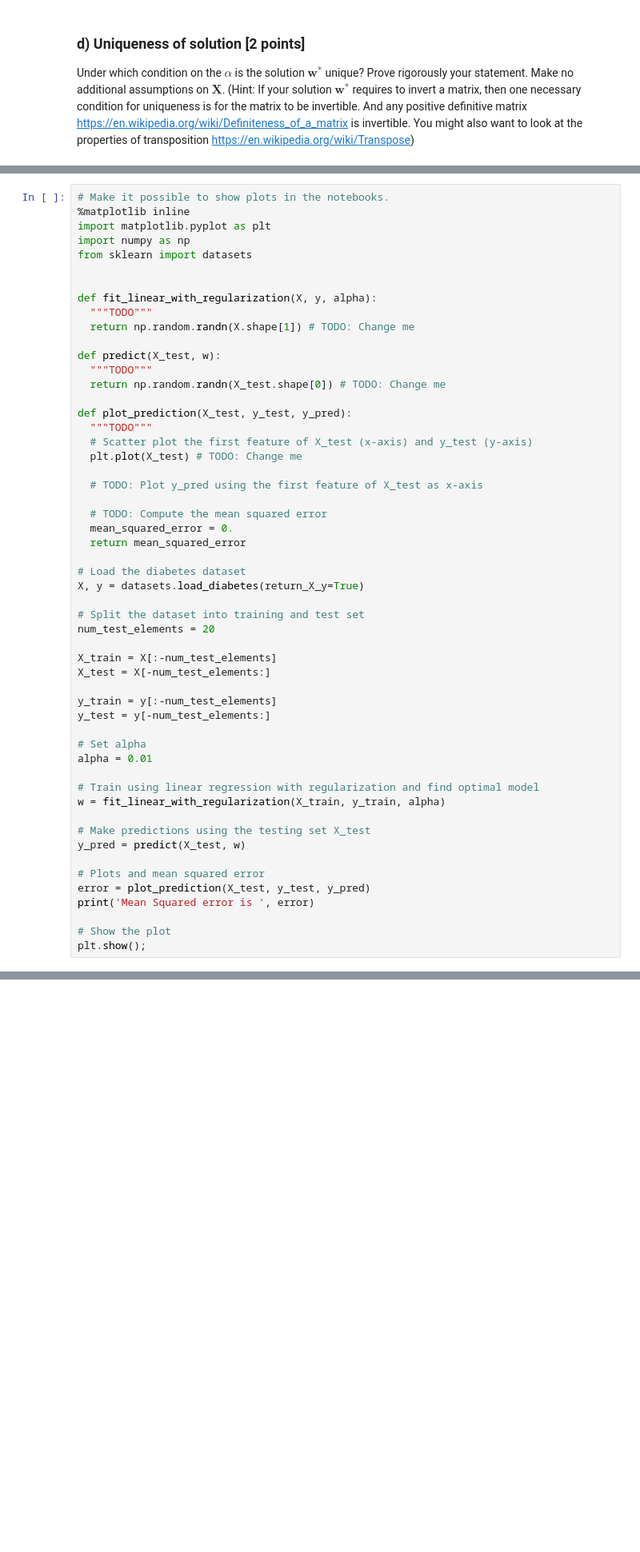
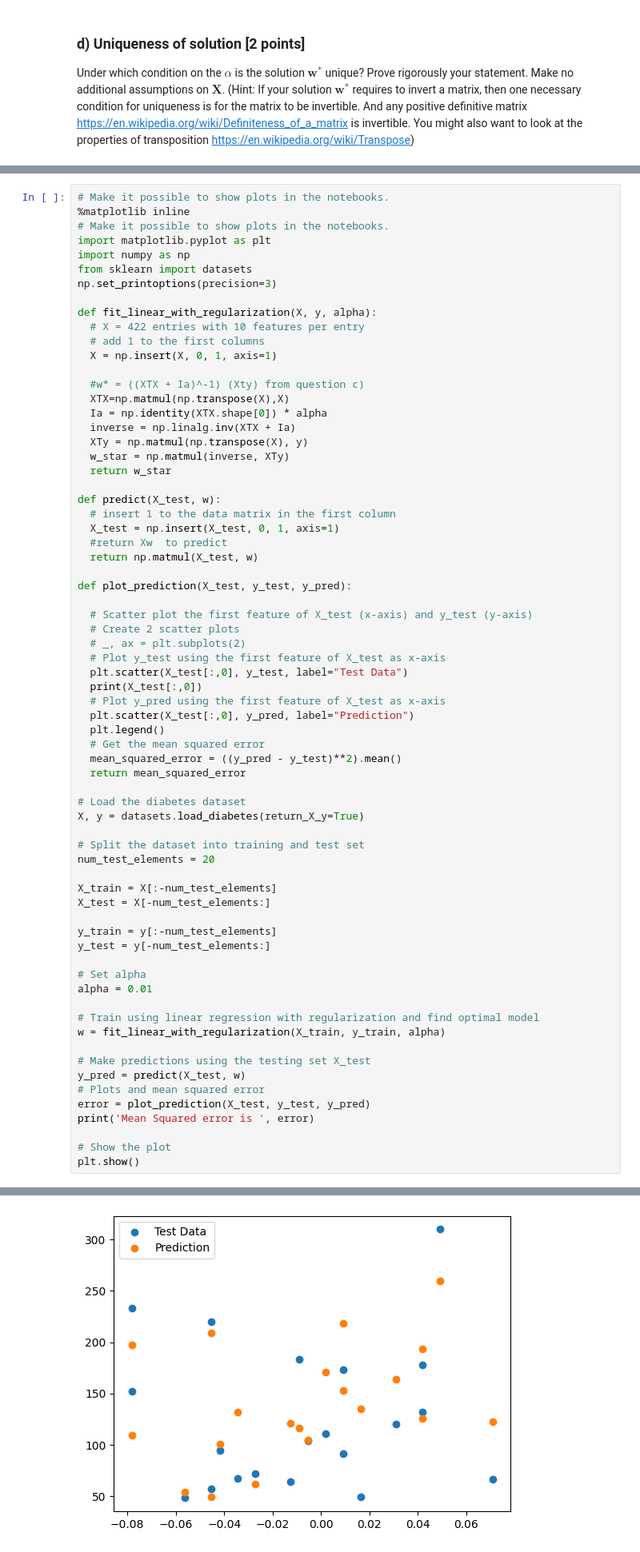
Before and after one commit to AliMousa27/AI-algorithms, a Jupyter notebook: HW1_20261.ipynb, the cells around one changed output, grey strips where cells are left out. Shown at 80% size. Cells and saved outputs as stored; diff of their text form; blank space fills up the shorter version.

```diff
--- a/HW1_20261.ipynb
+++ b/HW1_20261.ipynb
@@ -518,28 +518,44 @@ In the code block below, implement a well commented function `predict` that take
 # %%
 # Make it possible to show plots in the notebooks.
 %matplotlib inline
+# Make it possible to show plots in the notebooks.
 import matplotlib.pyplot as plt
 import numpy as np
 from sklearn import datasets
-
+np.set_printoptions(precision=3)
 
 def fit_linear_with_regularization(X, y, alpha):
-  """TODO"""
-  return np.random.randn(X.shape[1]) # TODO: Change me
+  # X = 422 entries with 10 features per entry
+  # add 1 to the first columns
+  X = np.insert(X, 0, 1, axis=1)
+
+  #w* = ((XTX + Ia)^-1) (Xty) from question c)
+  XTX=np.matmul(np.transpose(X),X)
+  Ia = np.identity(XTX.shape[0]) * alpha
+  inverse = np.linalg.inv(XTX + Ia)
+  XTy = np.matmul(np.transpose(X), y)
+  w_star = np.matmul(inverse, XTy)
+  return w_star
 
 def predict(X_test, w):
-  """TODO"""
-  return np.random.randn(X_test.shape[0]) # TODO: Change me
+  # insert 1 to the data matrix in the first column
+  X_test = np.insert(X_test, 0, 1, axis=1)
+  #return Xw  to predict
+  return np.matmul(X_test, w)
 
 def plot_prediction(X_test, y_test, y_pred):
-  """TODO"""
+
   # Scatter plot the first feature of X_test (x-axis) and y_test (y-axis)
-  plt.plot(X_test) # TODO: Change me
-
-  # TODO: Plot y_pred using the first feature of X_test as x-axis
-
-  # TODO: Compute the mean squared error
-  mean_squared_error = 0.
+  # Create 2 scatter plots
+  # _, ax = plt.subplots(2)
+  # Plot y_test using the first feature of X_test as x-axis
+  plt.scatter(X_test[:,0], y_test, label="Test Data")
+  print(X_test[:,0])
+  # Plot y_pred using the first feature of X_test as x-axis
+  plt.scatter(X_test[:,0], y_pred, label="Prediction")
+  plt.legend()
+  # Get the mean squared error
+  mean_squared_error = ((y_pred - y_test)**2).mean()
   return mean_squared_error
 
 # Load the diabetes dataset
@@ -562,10 +578,10 @@ w = fit_linear_with_regularization(X_train, y_train, alpha)
 
 # Make predictions using the testing set X_test
 y_pred = predict(X_test, w)
-
 # Plots and mean squared error
 error = plot_prediction(X_test, y_test, y_pred)
 print('Mean Squared error is ', error)
 
 # Show the plot
-plt.show();
+plt.show()
+# %% [output]
@@ -572,3 +591,4 @@ plt.show();
+[figure, added]
 # %% [markdown]
 # Bonus problem
 Answering this question will not give you any additional points. Not answering this question will not prevent you from getting full points (if all other questions are answered correctly). However, if you answer this question, we will pick exactly one question where you didn't receive full points in this assignment and give you **at most** 4 more points there. In particular, between the questions for which you have reasonably attempted a solution, we will pick the one where the difference between the full point and the point you received is the maximum.
```
Also changed, not shown: parts of 1 cell of this notebook, 1 other file.
